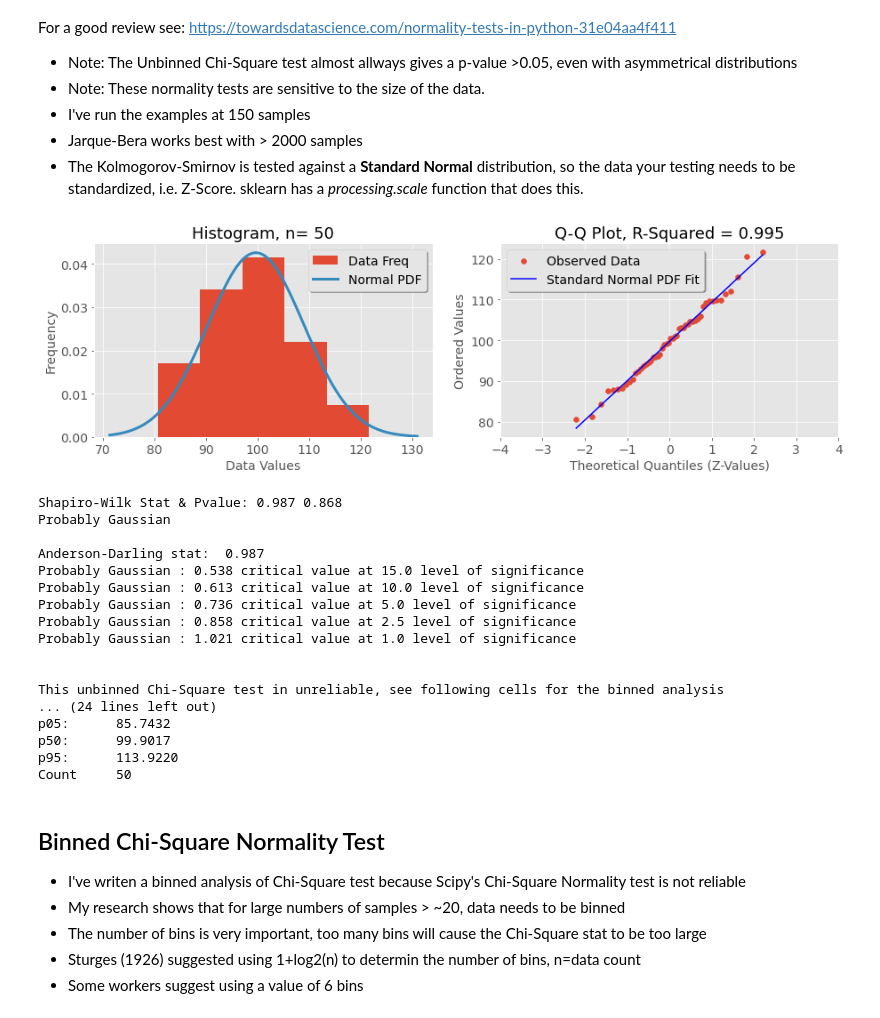
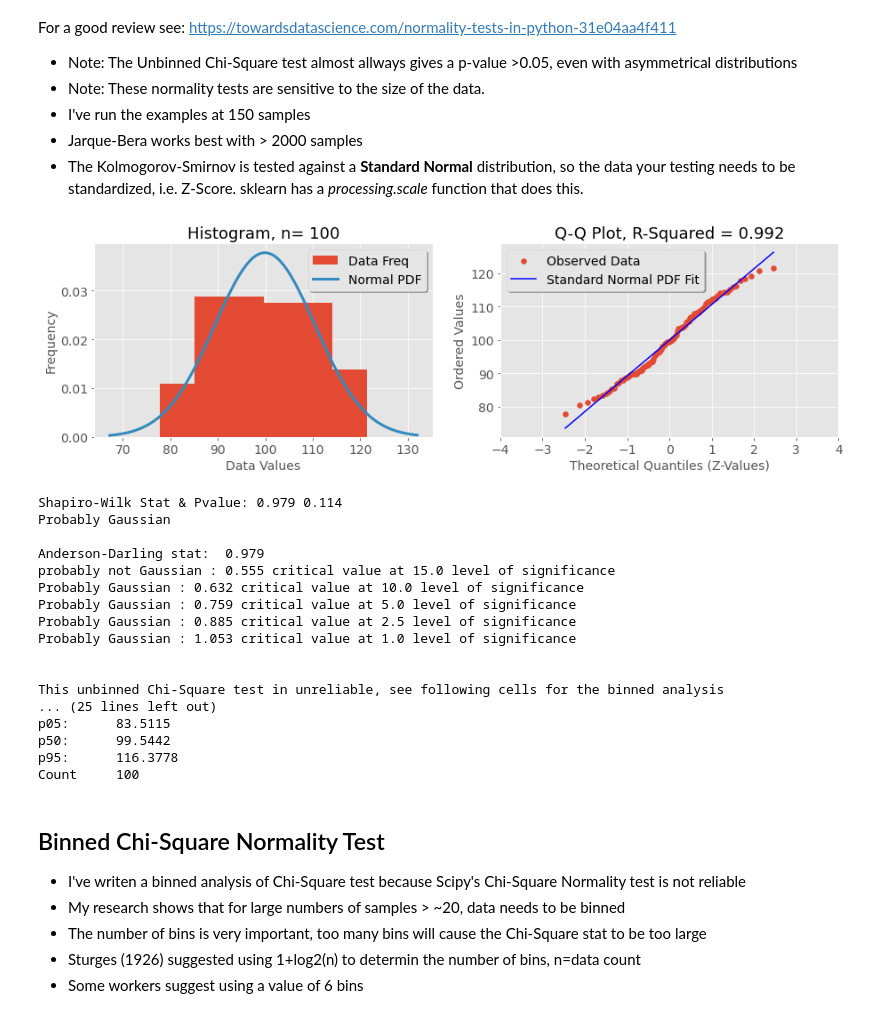
Before and after one commit to dmadvoc/PDFs, a Jupyter notebook: Normality Test - Box Cox.ipynb, the cells around one changed output. Drawn from its saved outputs; the diff is of its cells as text; code cells hidden in the pictures.

```diff
--- a/Normality Test - Box Cox.ipynb
+++ b/Normality Test - Box Cox.ipynb
@@ -351,7 +357,7 @@ import pylab
 from scipy.stats import boxcox
 
 
-n=50   # <======= !!!!!! SET THE SAMPLE SIZE !!!!!! ============================
+n=100   # <======= !!!!!! SET THE SAMPLE SIZE !!!!!! ============================
 
 ########### Data Sets to test against ######################
 # SELECT A DISTRIBUTION TO TEST
@@ -369,7 +375,6 @@ x, y = qq_array[0]
 slope, intercept, r = qq_array[1]
 
 fx = np.linspace(np.min(data)-np.std(data), np.max(data)+np.std(data), 100)
-
 
 fig, (ax1, ax2) = plt.subplots(1, 2, sharex=False, figsize=(15,4))
 ax1.hist(data, bins=nbins, density=True, label='Data Freq')
@@ -411,6 +416,7 @@ print('\n')
 # Chi-Square Normality Test
 cs_stat, cs_p = chisquare(data)
 print('This unbinned Chi-Square test in unreliable, see following cells for the binned analysis')
+print('========================================================================================')
 print("chi-Square stat & Pvalue: ", '%.3f'%cs_stat, '%.3f'%cs_p)
 if cs_p >=.05:
     print("Probably Gaussian", "\n")
@@ -429,51 +435,51 @@ else:
 # Lilliefors Normality Test - A version of the Kolmogorov-Smirnov Test
 l_stat, l_p = lilliefors(data)
 print("Lillifors stat & Pvalue: ", '%.3f'%l_stat, '%.3f'%l_p)
 if l_p >=.05:
     print("Probably Gaussian", "\n")
 else:
     print("Probalbly not Gaussian", "\n")
 
 # D’Agostino’s K-squared Test
 # D’Agostino’s K-squared test check’s normality of a variable based on skewness and kurtosis.
 da_stat, da_p = normaltest(data)
 print("D'Agnosto stat & Pvalue: ", '%.3f'%da_stat, '%.3f'%da_p)
 if da_p >=.05:
     print("Probably Gaussian", "\n")
 else:
     print("Probably not Gaussian", "\n")
 
 # Jarque-Bera looks at skewness and Kurtosis matching a normal Distribution
 # Works for datasets with > 2000 trials
 jb_stat, jb_p = jarque_bera(data)
 print("Jarque-Bera stat & Pvalue: ", '%.3f'%jb_stat, '%.3f'%jb_p)
 if jb_p >=.05:
     print("Probably Gaussian", "\n")
 else:
     print("Probalbly not Gaussian", "\n")
 
 my_stats(data)
 # df_describe = pd.DataFrame(data, columns=['Stats'])
 # display('Descriptive Statistics:', df_describe.describe())
 # %% [output]
-[figure, old version]
+[figure, new version]
-Shapiro-Wilk Stat & Pvalue: 0.987 0.868
+Shapiro-Wilk Stat & Pvalue: 0.979 0.114
 Probably Gaussian
 
-Anderson-Darling stat:  0.987
-Probably Gaussian : 0.538 critical value at 15.0 level of significance
-Probably Gaussian : 0.613 critical value at 10.0 level of significance
-Probably Gaussian : 0.736 critical value at 5.0 level of significance
-Probably Gaussian : 0.858 critical value at 2.5 level of significance
-Probably Gaussian : 1.021 critical value at 1.0 level of significance
+Anderson-Darling stat:  0.979
+probably not Gaussian : 0.555 critical value at 15.0 level of significance
+Probably Gaussian : 0.632 critical value at 10.0 level of significance
+Probably Gaussian : 0.759 critical value at 5.0 level of significance
+Probably Gaussian : 0.885 critical value at 2.5 level of significance
+Probably Gaussian : 1.053 critical value at 1.0 level of significance
 
 
 This unbinned Chi-Square test in unreliable, see following cells for the binned analysis
-... (24 lines left out)
-p05:      85.7432
-p50:      99.9017
-p95:      113.9220
-Count     50
+... (25 lines left out)
+p05:      83.5115
+p50:      99.5442
+p95:      116.3778
+Count     100
 # %% [markdown]
 ## Binned Chi-Square Normality Test
 - I've writen a binned analysis of Chi-Square test because Scipy's Chi-Square Normality test is not reliable
```
Also changed, not shown: parts of 12 cells of this notebook, 1 other file.
